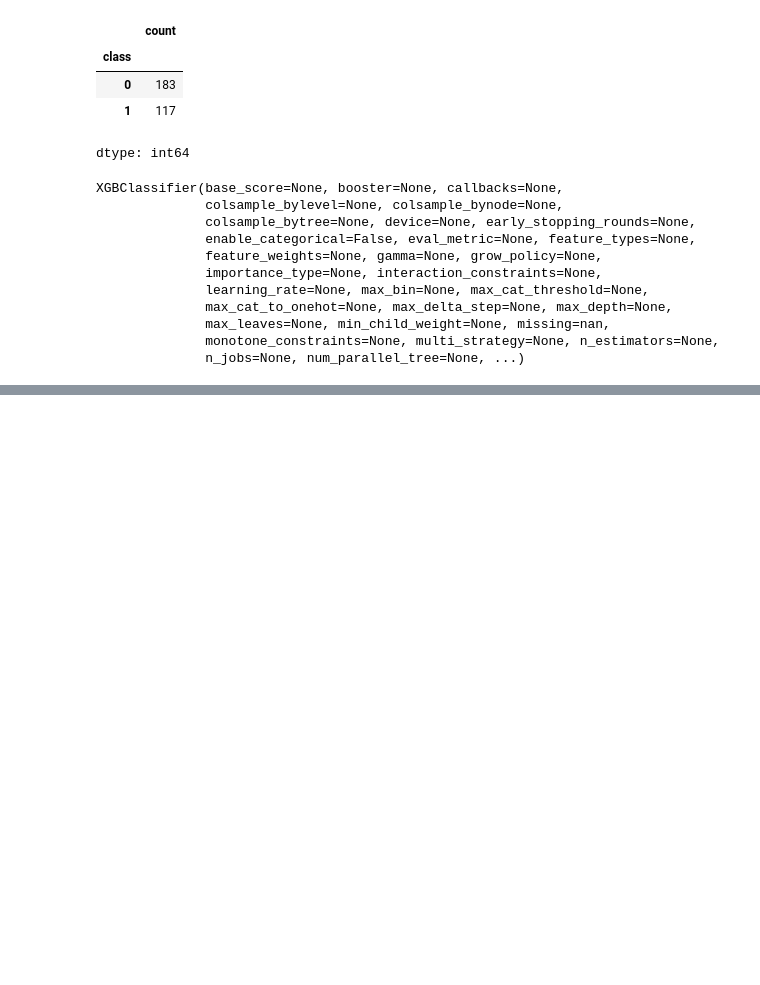
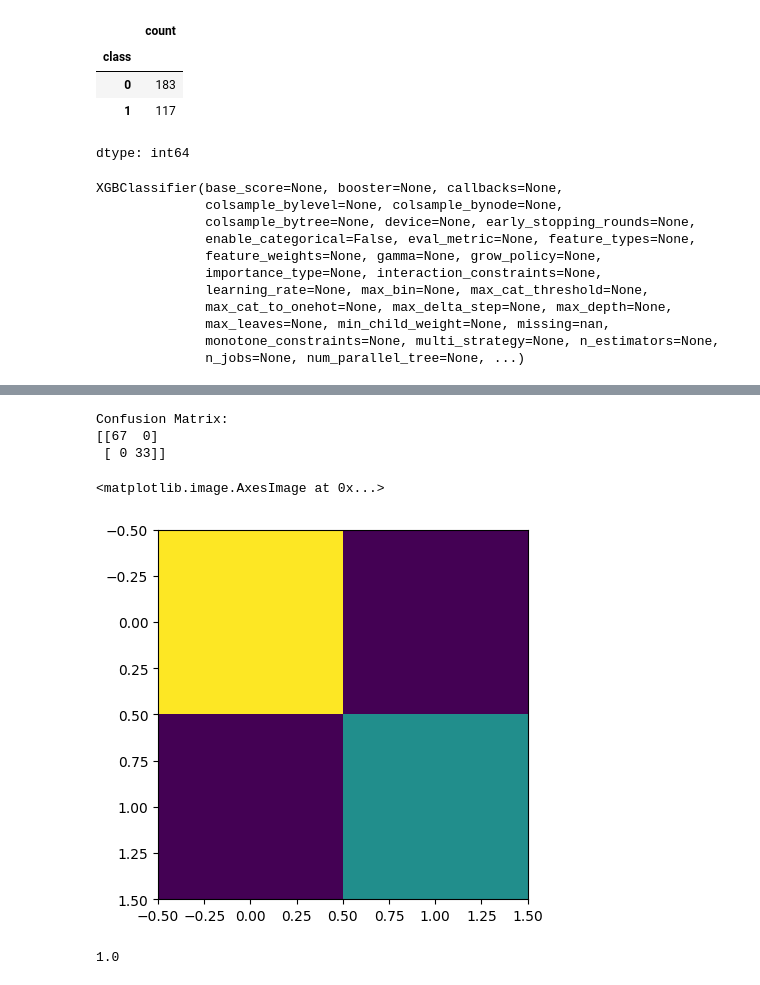
Before and after one commit to Jeevansomavarapu/ML_Project1, a Jupyter notebook: Project1.ipynb, the cells around one changed output, grey strips where cells are left out. Saved outputs shown, nothing was run; the diff lists cells and outputs as text; code cells hidden in the pictures; blank space fills up the shorter version.

```diff
--- a/Project1.ipynb
+++ b/Project1.ipynb
@@ -882,0 +928,15 @@ filterwarnings('ignore')
+# %%
+classifier=XGBClassifier(base_score=0.5, booster='gbtree', colsample_bylevel=1,
+              colsample_bynode=1, colsample_bytree=0.4, gamma=0.0, device='cpu',
+              importance_type='gain', interaction_constraints='',
+              learning_rate=0.25, max_delta_step=0, max_depth=5,
+              min_child_weight=1, monotone_constraints='()',
+              n_estimators=100, n_jobs=2, num_parallel_tree=1,
+              objective='binary:logistic', random_state=0, reg_alpha=0,
+              reg_lambda=1, scale_pos_weight=1, subsample=1,
+              tree_method='exact', use_label_encoder=True,
+              validate_parameters=1, verbosity=None)
+
+## we have got this model on the basis of cross valudation & hyper-parameter optimization
+# %%
+classifier.fit(X_train,y_train)
@@ -882,0 +957,20 @@ filterwarnings('ignore')
+# %%
+y_pred=classifier.predict(X_test)
+# %%
+confusion = confusion_matrix(y_test, y_pred)
+print('Confusion Matrix:')
+print(confusion)
+# %% [output]
+Confusion Matrix:
+[[67  0]
+ [ 0 33]]
+# %%
+### to make confusion matrix user-friendly
+plt.imshow(confusion)
+# %% [output]
+<matplotlib.image.AxesImage at 0x...>
+[figure, added]
+# %%
+accuracy_score(y_test, y_pred)
+# %% [output]
+1.0
```
Also changed, not shown: parts of 6 cells of this notebook.
